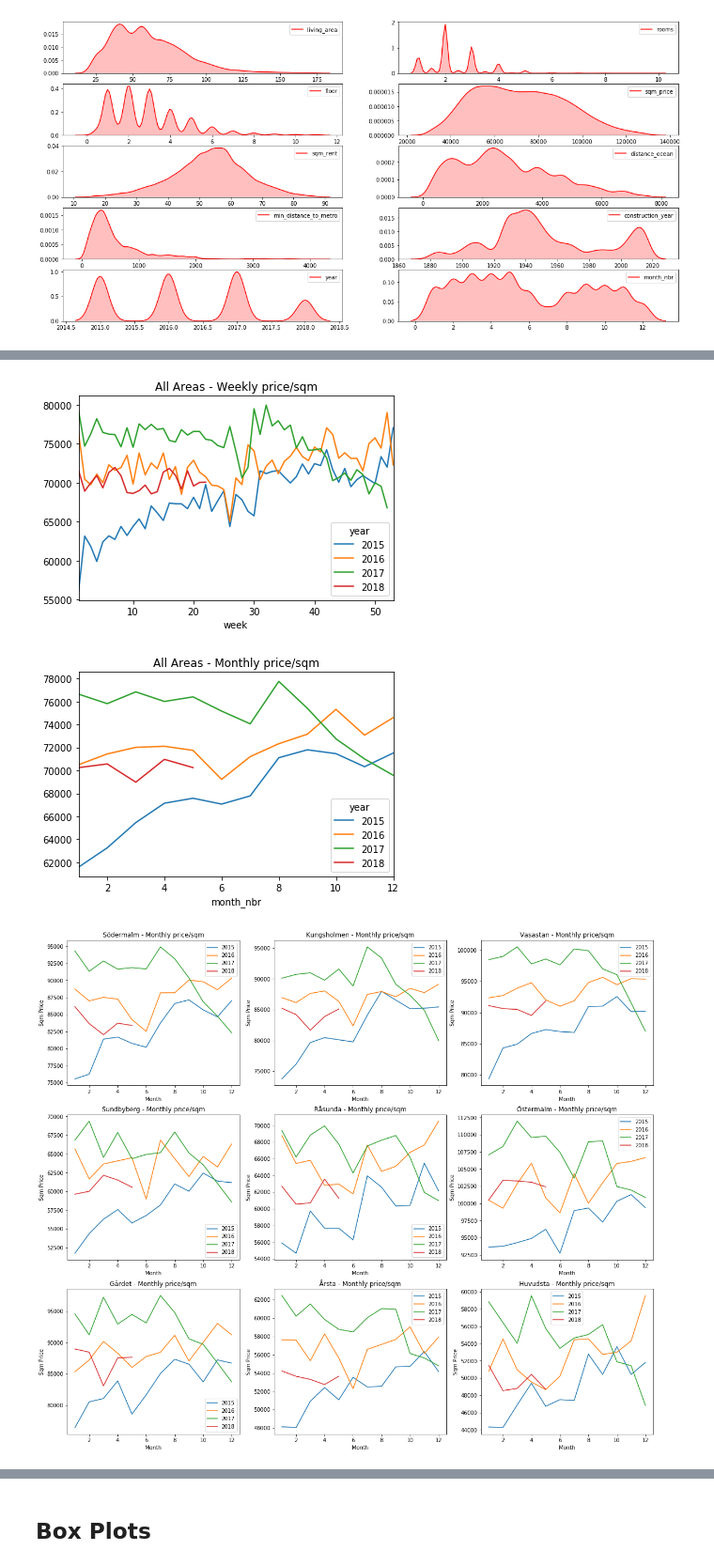
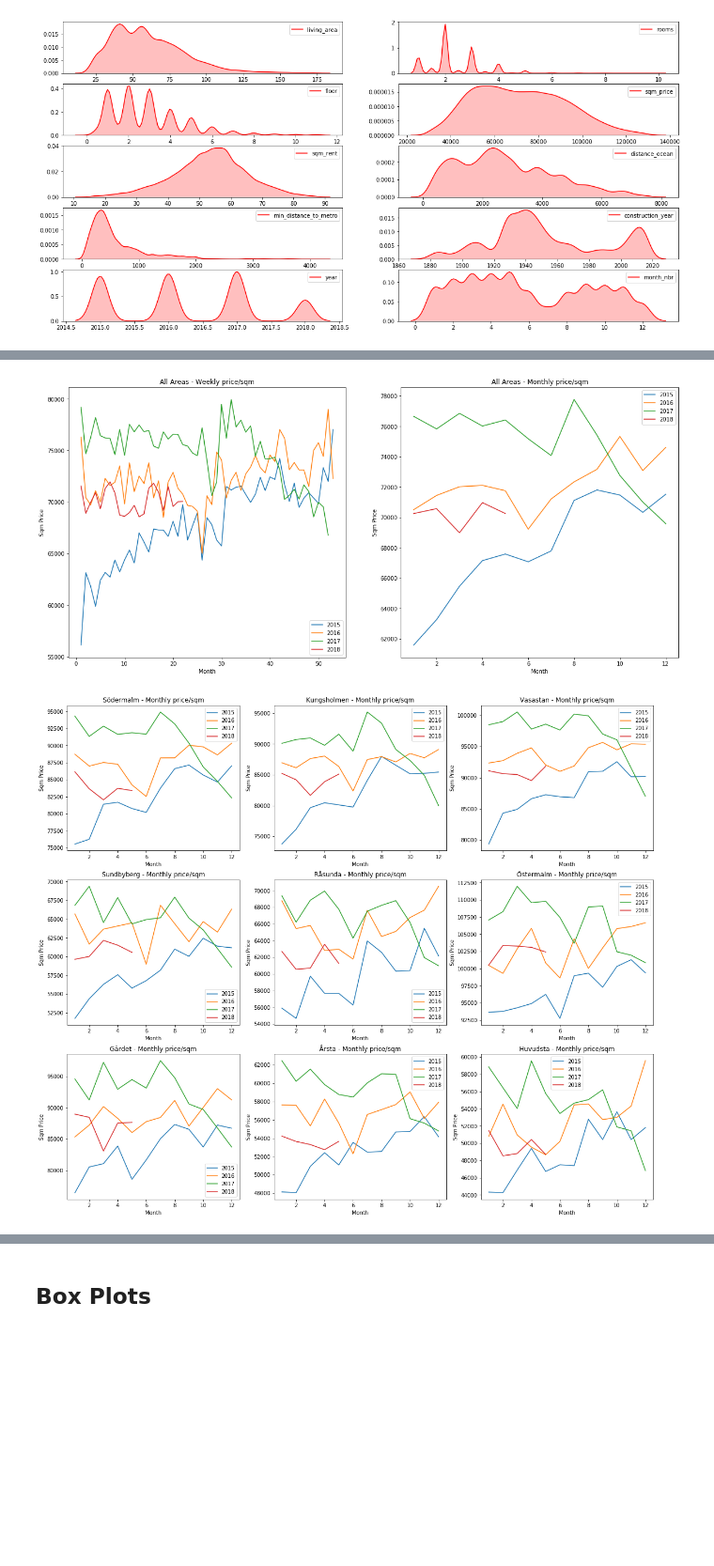
Before and after one commit to filipclaesson/jupyter_apt_analysis, a Jupyter notebook: ggplot_test.ipynb, the cells around one changed output, grey strips where cells are left out. Shown at 94% size. Saved outputs shown, nothing was run; the diff lists cells and outputs as text; code cells hidden in the pictures; blank space fills up the shorter version.

Commit message:
update plots

```diff
--- a/ggplot_test.ipynb
+++ b/ggplot_test.ipynb
@@ -95,23 +95,31 @@ plt.show()
+# %%
+##define plot function and top 10 areas
+
+#http://pandas.pydata.org/pandas-docs/version/0.16.2/generated/pandas.core.groupby.DataFrameGroupBy.plot.html
+def timeseries_plot(plot_data,title):
+    plt.plot(plot_data)
+    plt.title(title)
+    plt.ylabel('Sqm Price')
+    plt.xlabel('Month')
+    plt.legend(list(plot_data.columns.values))
+
+areas = clean.groupby(['area_from_geo']).size().nlargest(9).index.values
 # %%
-#http://pandas.pydata.org/pandas-docs/version/0.16.2/generated/pandas.core.groupby.DataFrameGroupBy.plot.html
-clean.groupby(['week','year']).mean()['sqm_price'].unstack().plot(title="All Areas - Weekly price/sqm")
-clean.groupby(['month_nbr','year']).mean()['sqm_price'].unstack().plot(title="All Areas - Monthly price/sqm")
-plt.show()
+plt.subplots(figsize=(20,20))
+plt.subplot(2,2,1)
+timeseries_plot(clean.groupby(['week','year']).mean()['sqm_price'].unstack(),"All Areas - Weekly price/sqm")
+plt.subplot(2,2,2)
+timeseries_plot(clean.groupby(['month_nbr','year']).mean()['sqm_price'].unstack(),"All Areas - Monthly price/sqm")
 
 
 areas = clean.groupby(['area_from_geo']).size().nlargest(9).index.values
 plt.subplots(figsize=(20,60))
 for i in range(0,len(areas)):
     plt.subplot(10,3,i+1)
     plot_data = clean[(clean.area_from_geo == areas[i])].groupby(['month_nbr','year']).mean()['sqm_price'].unstack()
-    plt.plot(plot_data)
-    plt.title(areas[i] + " - Monthly price/sqm")
-    plt.ylabel('Sqm Price')
-    plt.xlabel('Month')
-    plt.legend(list(plot_data.columns.values))
+    timeseries_plot(plot_data, areas[i] + " - Monthly price/sqm")
 
 plt.show()
 # %% [output]
-[figure, old version]
+[figure, new version]
-[figure, old version]
+[figure, new version]
-[figure, removed]
```
Also changed, not shown: parts of 4 cells of this notebook.
